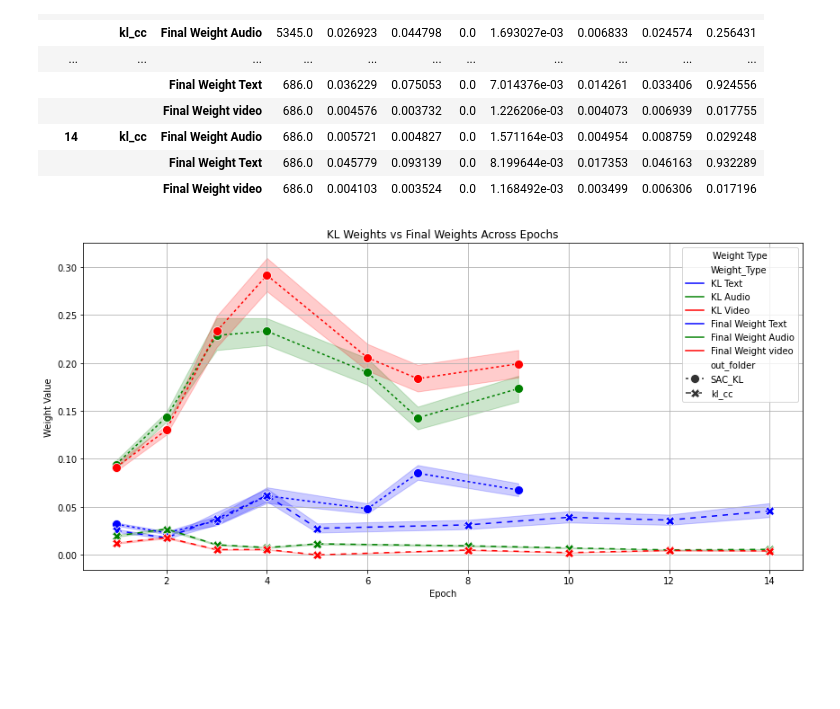
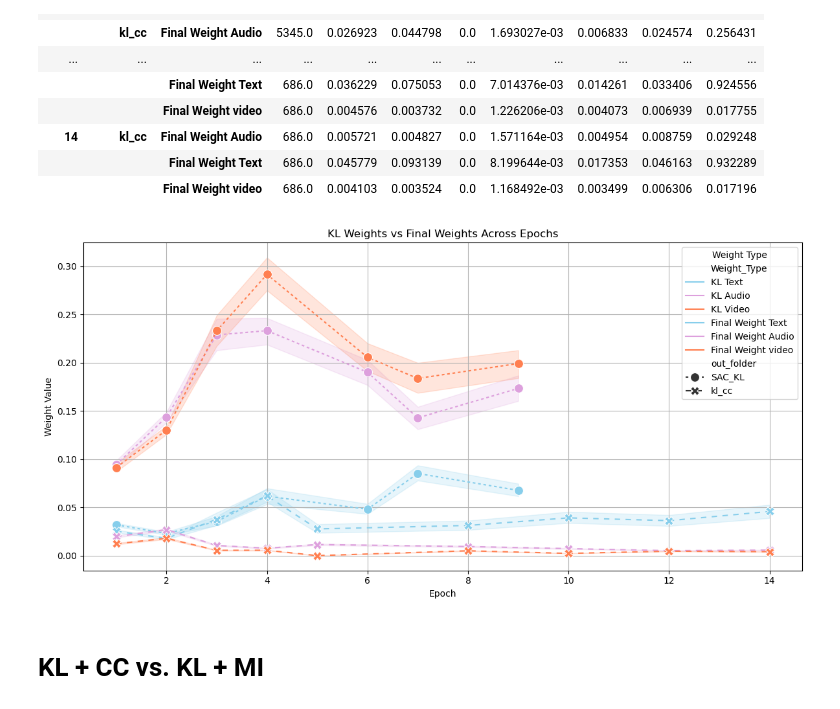
Before and after one commit to JuneHou/Multimodal-Infomax-moe, a Jupyter notebook: analysis/weights_analysis.ipynb, the cells around one changed output. Drawn from its saved outputs; the diff is of its cells as text; code cells hidden in the pictures; blank space fills up the shorter version.

Commit message:
BHM weights

```diff
--- a/analysis/weights_analysis.ipynb
+++ b/analysis/weights_analysis.ipynb
@@ -168,27 +172,29 @@ df_weights.groupby(["epoch", "out_folder", "Weight_Type"])["Weight_Value"].descr
 # %%
 plt.figure(figsize=(12, 6))
 
-# Set line styles for different weight types
-palette = {"KL Text": "blue", "KL Audio": "green", "KL Video": "red",
-           "Final Weight Text": "blue", "Final Weight Audio": "green", "Final Weight video": "red"}
+# Set line styles for different weight types\
+palette = {"KL Text": "skyblue", "KL Audio": "plum", "KL Video": "coral",
+           "Final Weight Text": "skyblue", "Final Weight Audio": "plum", "Final Weight video": "coral"}
 
 # Define line styles as tuples for Seaborn
 line_styles = {"SAC_KL": (2, 2), "kl_cc": (4, 4)}  # (dash_length, gap_length)
 
 # Plot KL weights from SAC_KL and final weights from kl_cc
 sns.lineplot(
     data=df_weights, x="epoch", y="Weight_Value", hue="Weight_Type", style="out_folder", markersize=10,
     markers=True, dashes=[line_styles[k] for k in df_weights["out_folder"].unique()], palette=palette
 )
 
 plt.title("KL Weights vs Final Weights Across Epochs")
 plt.xlabel("Epoch")
 plt.ylabel("Weight Value")
 plt.legend(title="Weight Type")
 plt.grid()
 
 # Save and Show
 plt.tight_layout()
 plt.show()
 # %% [output]
-[figure, old version]
+[figure, new version]
+# %% [markdown]
+# KL + CC vs. KL + MI
```
Also changed, not shown: parts of 3 cells of this notebook, 4 other files.
